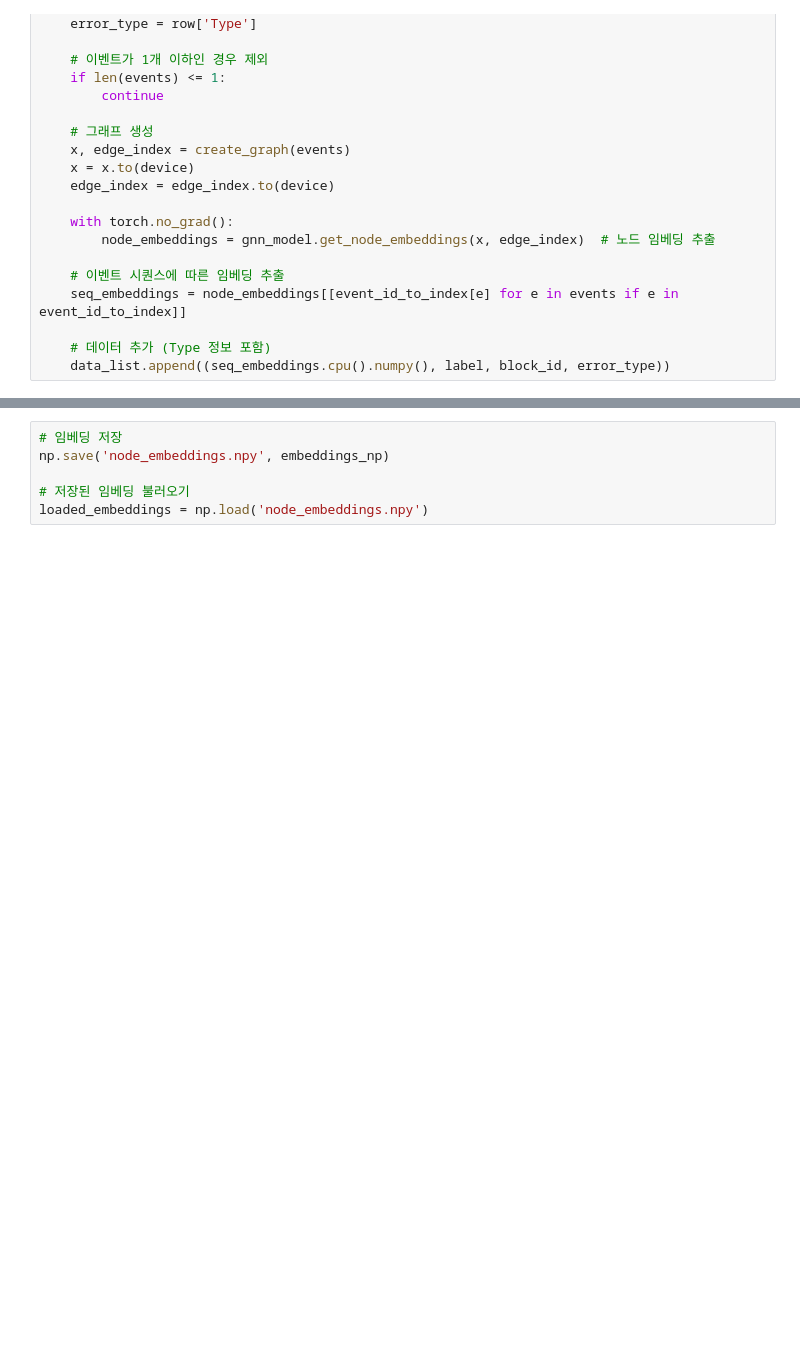
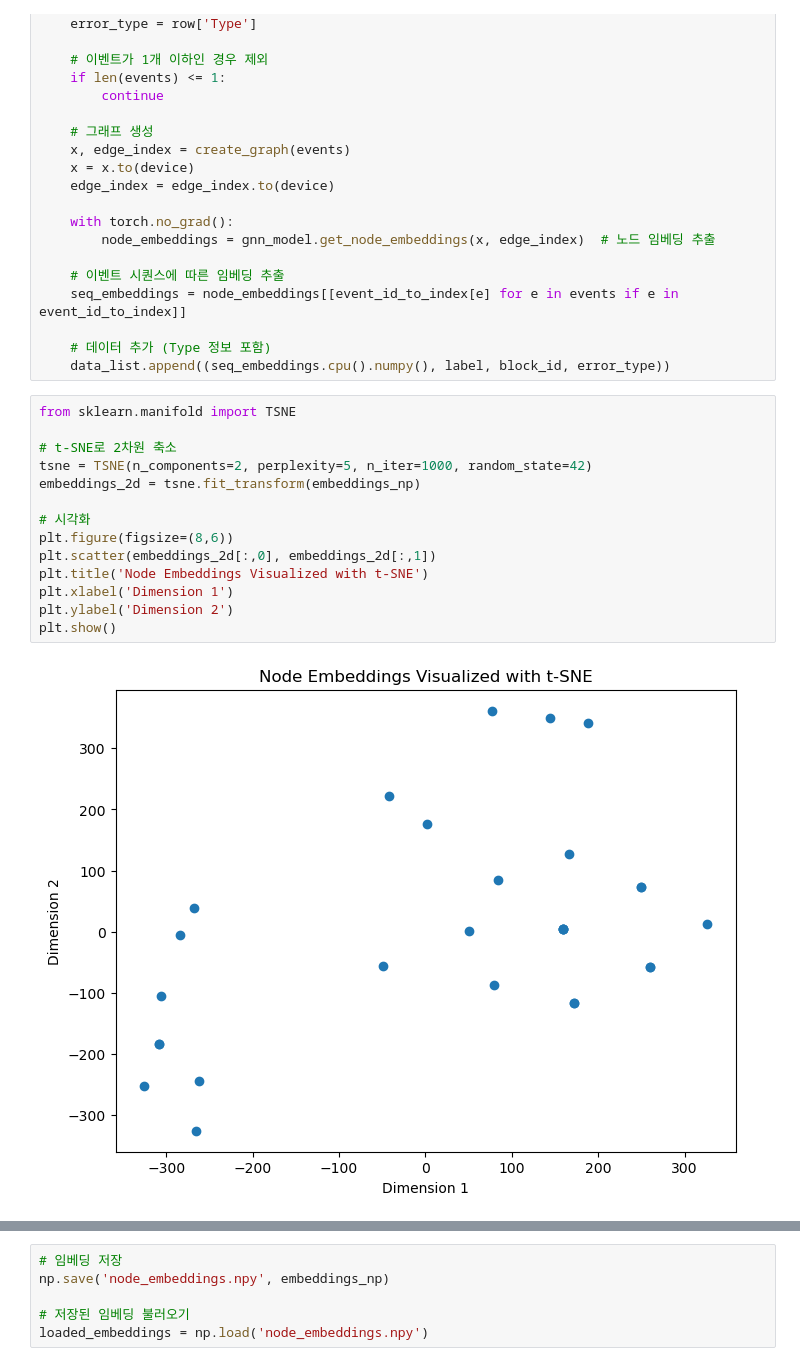
Before and after one commit to tcpu1005/Graph-LSTM-system-log-analysis, a Jupyter notebook: Graph_LSTM.ipynb, the cells around one changed output, grey strips where cells are left out. Saved outputs shown, nothing was run; the diff lists cells and outputs as text; blank space fills up the shorter version.

```diff
--- a/Graph_LSTM.ipynb
+++ b/Graph_LSTM.ipynb
@@ -281,6 +281,22 @@ for idx, row in merged_data.iterrows():
 
     # 데이터 추가 (Type 정보 포함)
     data_list.append((seq_embeddings.cpu().numpy(), label, block_id, error_type))
+# %%
+from sklearn.manifold import TSNE
+
+# t-SNE로 2차원 축소
+tsne = TSNE(n_components=2, perplexity=5, n_iter=1000, random_state=42)
+embeddings_2d = tsne.fit_transform(embeddings_np)
+
+# 시각화
+plt.figure(figsize=(8,6))
+plt.scatter(embeddings_2d[:,0], embeddings_2d[:,1])
+plt.title('Node Embeddings Visualized with t-SNE')
+plt.xlabel('Dimension 1')
+plt.ylabel('Dimension 2')
+plt.show()
+# %% [output]
+[figure, added]
 # %%
 print("Node Embeddings Shape:", node_embeddings.shape)
 # 노드 인덱스와 이벤트 ID 매핑
```
Also changed, not shown: parts of 14 cells of this notebook, 15 other files.
